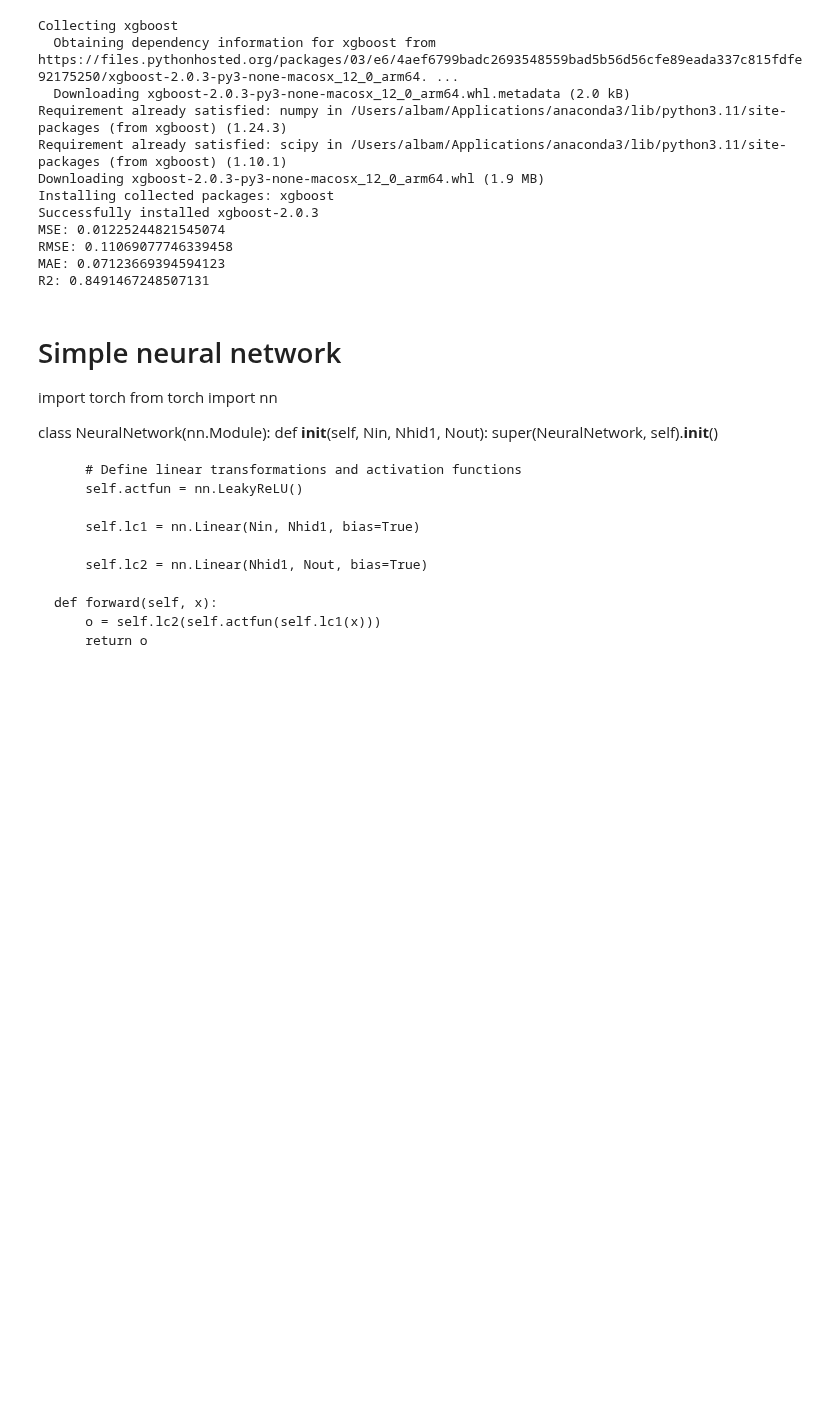
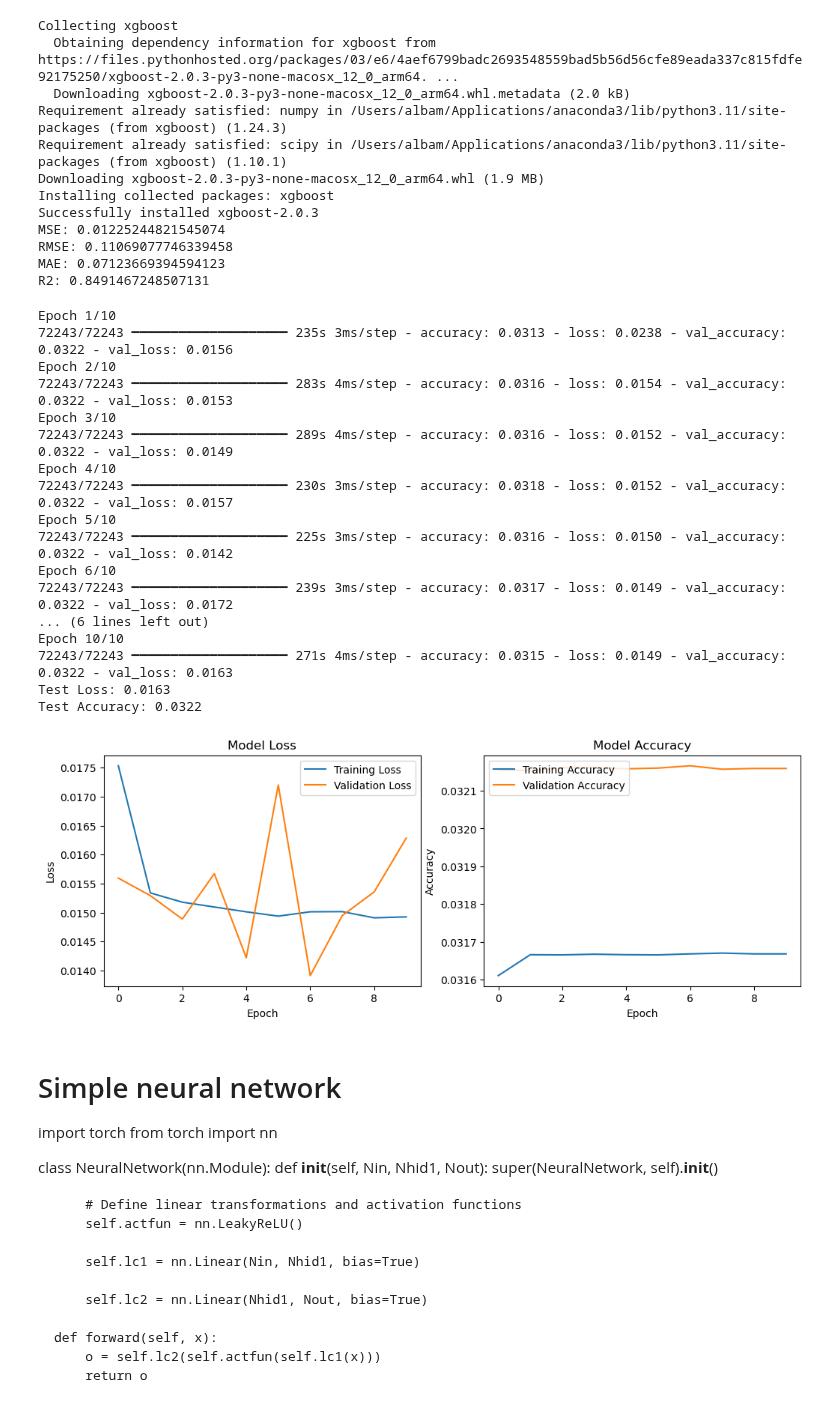
Before and after one commit to carlotalacasav/Gorrapiedra-proyecto, a Jupyter notebook: modelos_alba.ipynb, the cells around one changed output. Cells and saved outputs as stored; diff of their text form; code cells hidden in the pictures; blank space fills up the shorter version.

Commit message:
keras ann pocha

```diff
--- a/modelos_alba.ipynb
+++ b/modelos_alba.ipynb
@@ -133,3 +136,72 @@ R2: 0.8491467248507131
+# %%
+from tensorflow import keras
+from tensorflow.keras import layers
+
+# Define the neural network architecture
+net = keras.Sequential([
+    layers.Input(shape=(x_train_encoded_scal.shape[1],)),
+    layers.Dense(64, activation='relu'),
+    layers.Dropout(0.2),
+    layers.Dense(64, activation='relu'),
+    layers.Dropout(0.2),
+    layers.Dense(32, activation='relu'),
+    layers.Dropout(0.2),
+    layers.Dense(1, activation='linear')
+])
+
+# Compile the model
+net.compile(optimizer='adam', loss='mse', metrics=['accuracy'])
+
+# Train the model
+history = net.fit(x_train_encoded_scal, y_train, epochs=10, batch_size=32, validation_data=(x_validation_encoded_scal, y_validation))
+
+# Evaluate the model
+loss, accuracy = net.evaluate(x_validation_encoded_scal, y_validation, verbose=0)   # accuracy crec que no té sentit aquí perquè és un problema de regressió
+
+print(f'Test Loss: {loss:.4f}')
+print(f'Test Accuracy: {accuracy:.4f}')
+
+
+plt.figure(figsize=(12, 4))
+
+# Plot loss
+plt.subplot(1, 2, 1)
+plt.plot(history.history['loss'], label='Training Loss')
+plt.plot(history.history['val_loss'], label='Validation Loss')
+plt.title('Model Loss')
+plt.ylabel('Loss')
+plt.xlabel('Epoch')
+plt.legend(loc='upper right')
+
+# Plot accuracy
+plt.subplot(1, 2, 2)
+plt.plot(history.history['accuracy'], label='Training Accuracy')
+plt.plot(history.history['val_accuracy'], label='Validation Accuracy')
+plt.title('Model Accuracy')
+plt.ylabel('Accuracy')
+plt.xlabel('Epoch')
+plt.legend(loc='upper left')
+
+plt.show()
+# %% [output]
+Epoch 1/10
+72243/72243 ━━━━━━━━━━━━━━━━━━━━ 235s 3ms/step - accuracy: 0.0313 - loss: 0.0238 - val_accuracy: 0.0322 - val_loss: 0.0156
+Epoch 2/10
+72243/72243 ━━━━━━━━━━━━━━━━━━━━ 283s 4ms/step - accuracy: 0.0316 - loss: 0.0154 - val_accuracy: 0.0322 - val_loss: 0.0153
+Epoch 3/10
+72243/72243 ━━━━━━━━━━━━━━━━━━━━ 289s 4ms/step - accuracy: 0.0316 - loss: 0.0152 - val_accuracy: 0.0322 - val_loss: 0.0149
+Epoch 4/10
+72243/72243 ━━━━━━━━━━━━━━━━━━━━ 230s 3ms/step - accuracy: 0.0318 - loss: 0.0152 - val_accuracy: 0.0322 - val_loss: 0.0157
+Epoch 5/10
+72243/72243 ━━━━━━━━━━━━━━━━━━━━ 225s 3ms/step - accuracy: 0.0316 - loss: 0.0150 - val_accuracy: 0.0322 - val_loss: 0.0142
+Epoch 6/10
+72243/72243 ━━━━━━━━━━━━━━━━━━━━ 239s 3ms/step - accuracy: 0.0317 - loss: 0.0149 - val_accuracy: 0.0322 - val_loss: 0.0172
+... (6 lines left out)
+Epoch 10/10
+72243/72243 ━━━━━━━━━━━━━━━━━━━━ 271s 4ms/step - accuracy: 0.0315 - loss: 0.0149 - val_accuracy: 0.0322 - val_loss: 0.0163
+Test Loss: 0.0163
+Test Accuracy: 0.0322
+[figure, added]
 # %% [markdown]
 # Simple neural network
 
```
Also changed, not shown: parts of 3 cells of this notebook.
